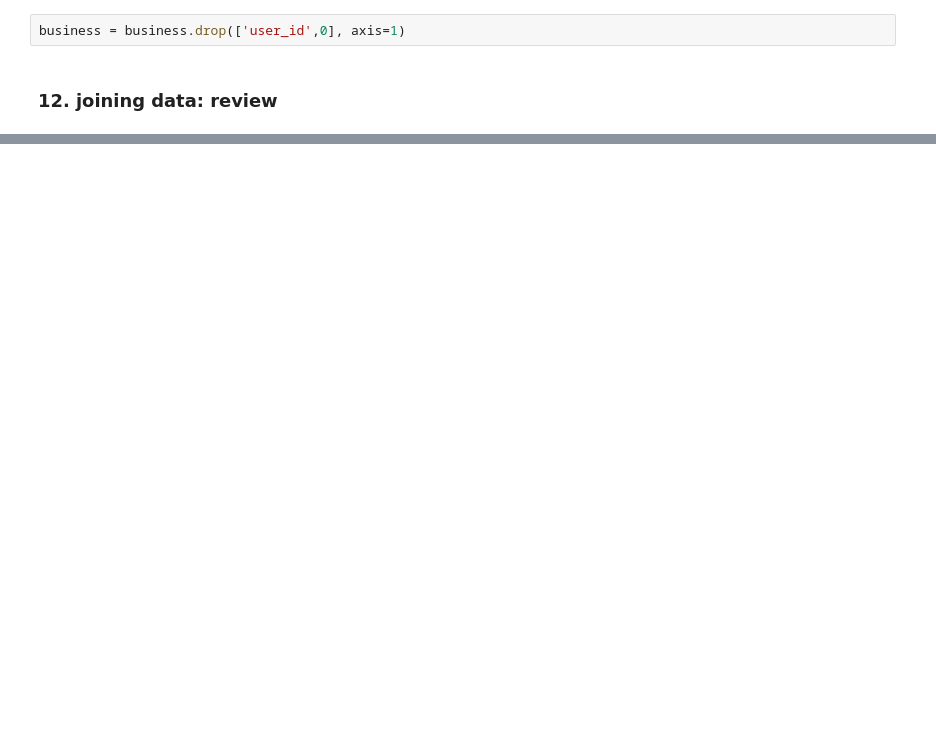
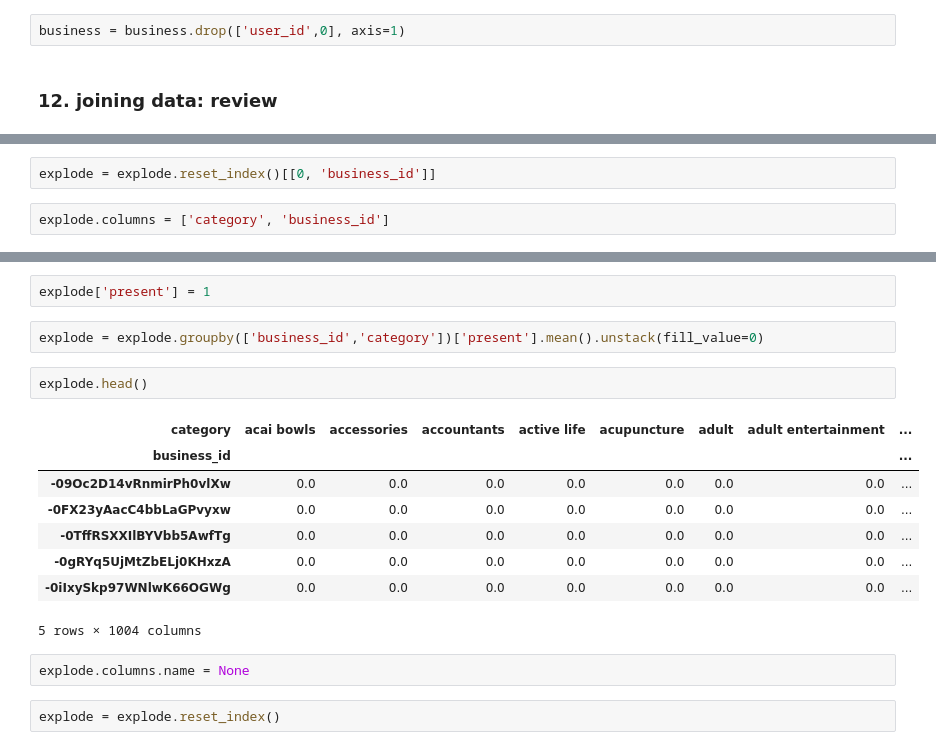
Before and after one commit to qiaojunch/cs6140-yelp-proj, a Jupyter notebook: yelp_proj.ipynb, the cells around one changed output, grey strips where cells are left out. Cells and saved outputs as stored; diff of their text form; blank space fills up the shorter version.

```diff
--- a/yelp_proj.ipynb
+++ b/yelp_proj.ipynb
@@ -544,0 +849,4 @@ user.head()
+# %%
+explode = explode.reset_index()[[0, 'business_id']]
+# %%
+explode.columns = ['category', 'business_id']
@@ -544,0 +862,19 @@ user.head()
+# %%
+explode['present'] = 1
+# %%
+explode = explode.groupby(['business_id','category'])['present'].mean().unstack(fill_value=0)
+# %%
+explode.head()
+# %% [output]
+| category | acai bowls | accessories | accountants | active life | acupuncture | adult | adult entertainment | ... |
+| business_id |  |  |  |  |  |  |  | ... |
+| -09Oc2D14vRnmirPh0vlXw | 0.0 | 0.0 | 0.0 | 0.0 | 0.0 | 0.0 | 0.0 | ... |
+| -0FX23yAacC4bbLaGPvyxw | 0.0 | 0.0 | 0.0 | 0.0 | 0.0 | 0.0 | 0.0 | ... |
+| -0TffRSXXIlBYVbb5AwfTg | 0.0 | 0.0 | 0.0 | 0.0 | 0.0 | 0.0 | 0.0 | ... |
+| -0gRYq5UjMtZbELj0KHxzA | 0.0 | 0.0 | 0.0 | 0.0 | 0.0 | 0.0 | 0.0 | ... |
+| -0iIxySkp97WNlwK66OGWg | 0.0 | 0.0 | 0.0 | 0.0 | 0.0 | 0.0 | 0.0 | ... |
+5 rows × 1004 columns
+# %%
+explode.columns.name = None
+# %%
+explode = explode.reset_index()
```
Also changed, not shown: parts of 128 cells of this notebook.
